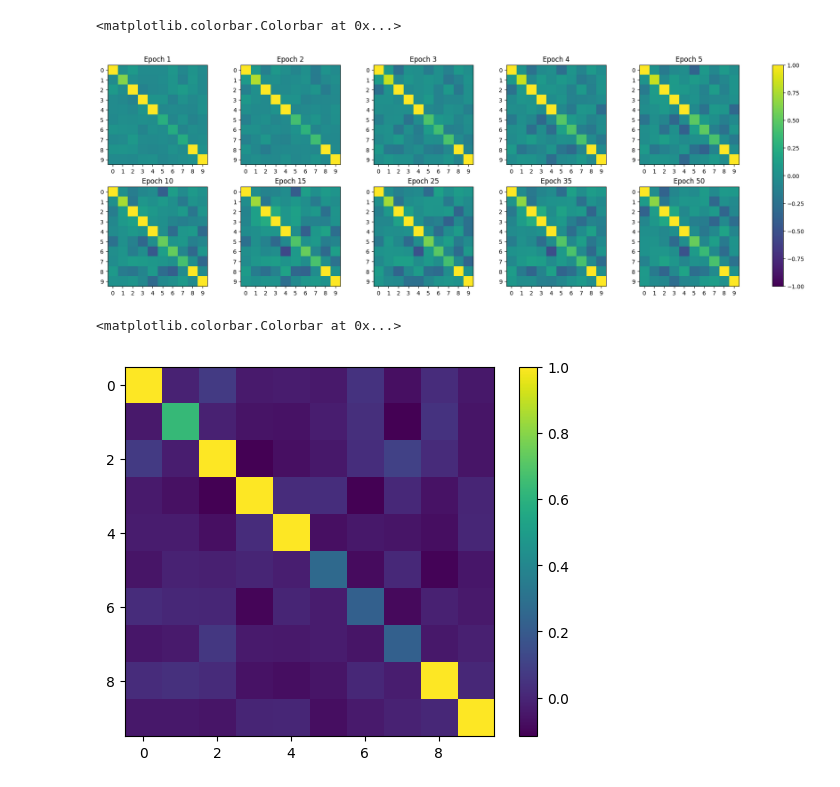
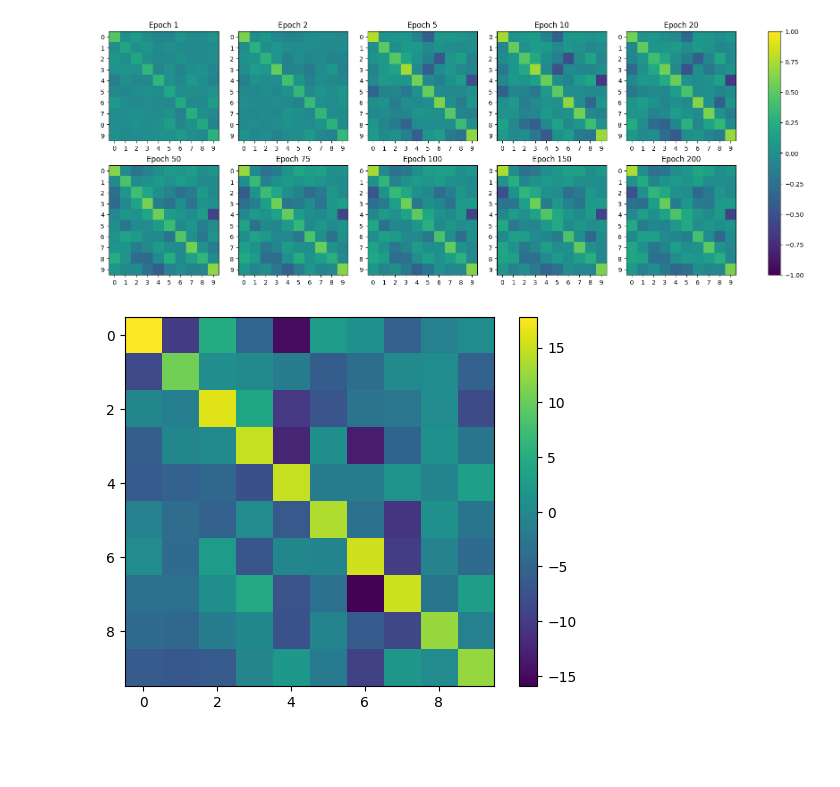
Before and after one commit to ThomasWalker1/Generalization-of-Neural-Networks, a Jupyter notebook: Generalization in Deep Learning/Stiffness/stiffness.ipynb, the cells around one changed output. Saved outputs shown, nothing was run; the diff lists cells and outputs as text; code cells hidden in the pictures; blank space fills up the shorter version.

Commit message:
Stiffness

```diff
--- a/Generalization in Deep Learning/Stiffness/stiffness.ipynb
+++ b/Generalization in Deep Learning/Stiffness/stiffness.ipynb
@@ -150,7 +150,7 @@ def train_epoch(stiff_matrix=False):
             optimizer.step()
         return loss.item()
 
-stiff_matrices_epochs=[0,2,9,19,49,99,149,199]
+stiff_matrices_epochs=[0,1,4,9,19,49,74,99,149,199]
 
 stiff_matrices=[]
 for n in range(NUM_EPOCHS):
@@ -163,17 +181,18 @@ for n in range(NUM_EPOCHS):
 # %%
-fig, axs = plt.subplots(ncols=5,nrows=2, figsize=(18,6), layout='constrained')
+fig, axs = plt.subplots(ncols=5,nrows=2, figsize=(16,6), layout='constrained')
 
 for col in range(5):
     for row in range(2):
         pcm=axs[row,col].imshow(stiff_matrices[row*5+col],vmin=-1,vmax=1)
         axs[row,col].set_title('Epoch {}'.format(stiff_matrices_epochs[row*5+col]+1))
         axs[row,col].set_xticks([0,1,2,3,4,5,6,7,8,9])
         axs[row,col].set_yticks([0,1,2,3,4,5,6,7,8,9])
 
 fig.colorbar(pcm, ax=axs)
+
+fig.savefig('plots/Stiffness_Over_Training.png')
 # %% [output]
-<matplotlib.colorbar.Colorbar at 0x...>
-[figure, old version]
+[figure, new version]
 # %%
 def strat_sample(train_dataset, samples_per_cat):
 
@@ -192,7 +211,8 @@ def strat_sample(train_dataset, samples_per_cat):
         counter+=1
     return train_stratified_sample
 
-average_ouputs=[]
+average_outputs=[]
+
 
 for list_indicies in strat_sample(train_dataset,500):
     loader=DataLoader(dataset=Subset(train_dataset,list_indicies),batch_size=len(list_indicies))
@@ -202,11 +222,11 @@ for list_indicies in strat_sample(train_dataset,500):
     average_ten=torch.zeros(10)
     for ten in output:
         average_ten+=ten/500
-    average_ouputs.append(average_ten.detach().numpy())
+    average_outputs.append(average_ten.detach().numpy())
 
 fig, (ax1) = plt.subplots(1,1)
-p1 = ax1.imshow(stiff_matrices[0])
+p1 = ax1.imshow(average_outputs)
 fig.colorbar(p1,ax=ax1)
+fig.savefig('plots/Last_Layer_Activity.png')
 # %% [output]
-<matplotlib.colorbar.Colorbar at 0x...>
-[figure, old version]
+[figure, new version]
```
Also changed, not shown: parts of 1 cell of this notebook.
